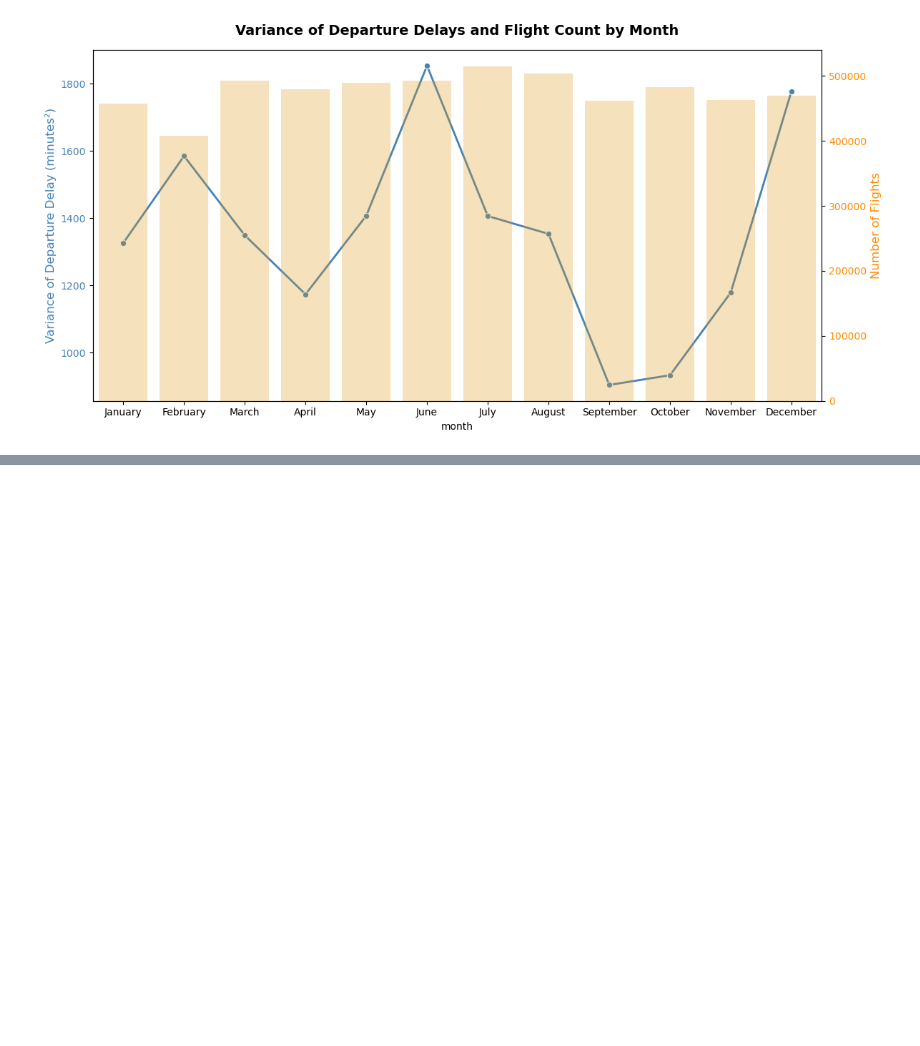
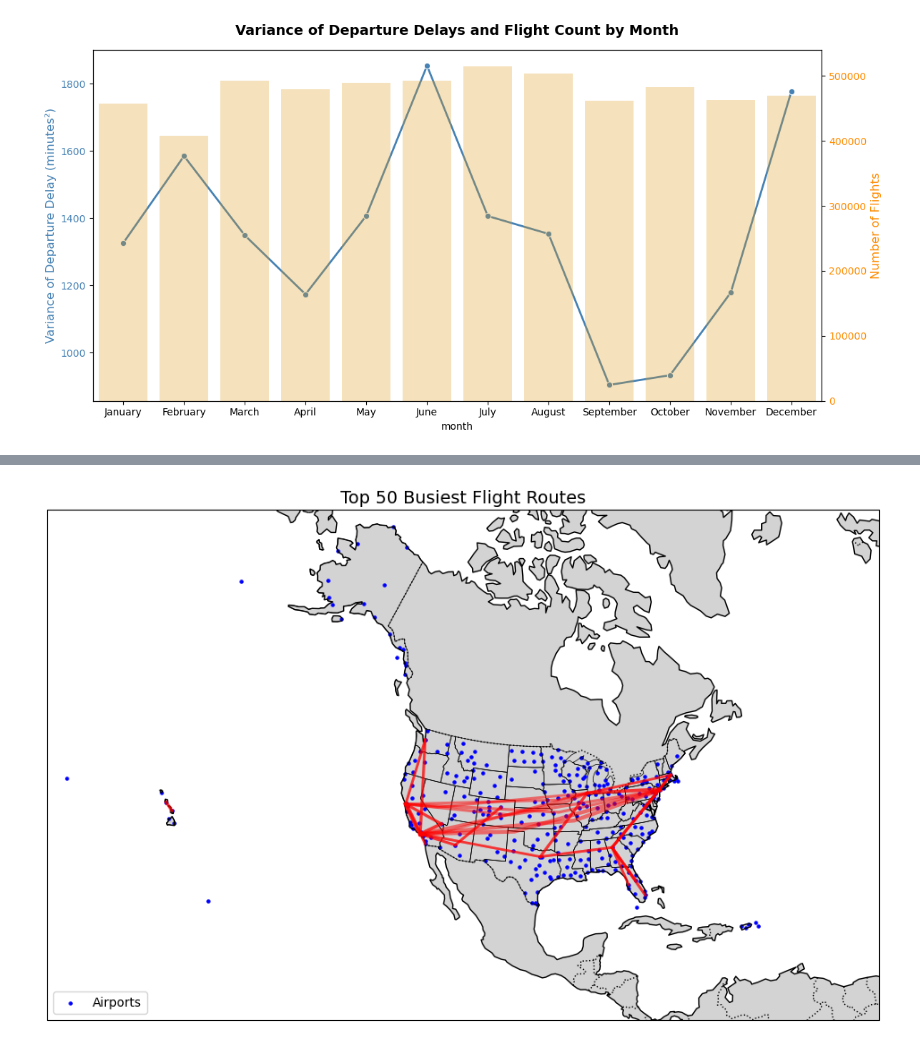
Before and after one commit to GuilhermeDellatin/fiap-machine-learning-tech-challenge-3, a Jupyter notebook: flight-analysis.ipynb, the cells around one changed output, grey strips where cells are left out. Saved outputs shown, nothing was run; the diff lists cells and outputs as text; code cells hidden in the pictures; blank space fills up the shorter version.

Commit message:
Adding the maps and the plots for the airports

```diff
--- a/flight-analysis.ipynb
+++ b/flight-analysis.ipynb
@@ -282,0 +279,12 @@ plt.show()
+# %%
+df_airports = pd.read_csv("./data/airports.csv", low_memory=False)
+df_airports.columns = df_airports.columns.str.lower()
+df_airports = df_airports[['iata_code', 'latitude','longitude', 'city', 'state', 'country']]
+df_airport_flights = df_flights[
+    (df_flights['diverted'] == 0) &
+    (df_flights['cancelled'] == 0)
+][['origin_airport','destination_airport']]
+# %%
+analyzer = AirportAnalyzer(df_flights, df_airports)
+airport_metrics = analyzer.compute_airport_metrics()
+airport_metrics.head(15)
@@ -282,0 +308,4 @@ plt.show()
+# %%
+analyzer.plot_top_routes(top_n=50)
+# %% [output]
+[figure, added]
```
Also changed, not shown: parts of 11 cells of this notebook, 1 other file.
